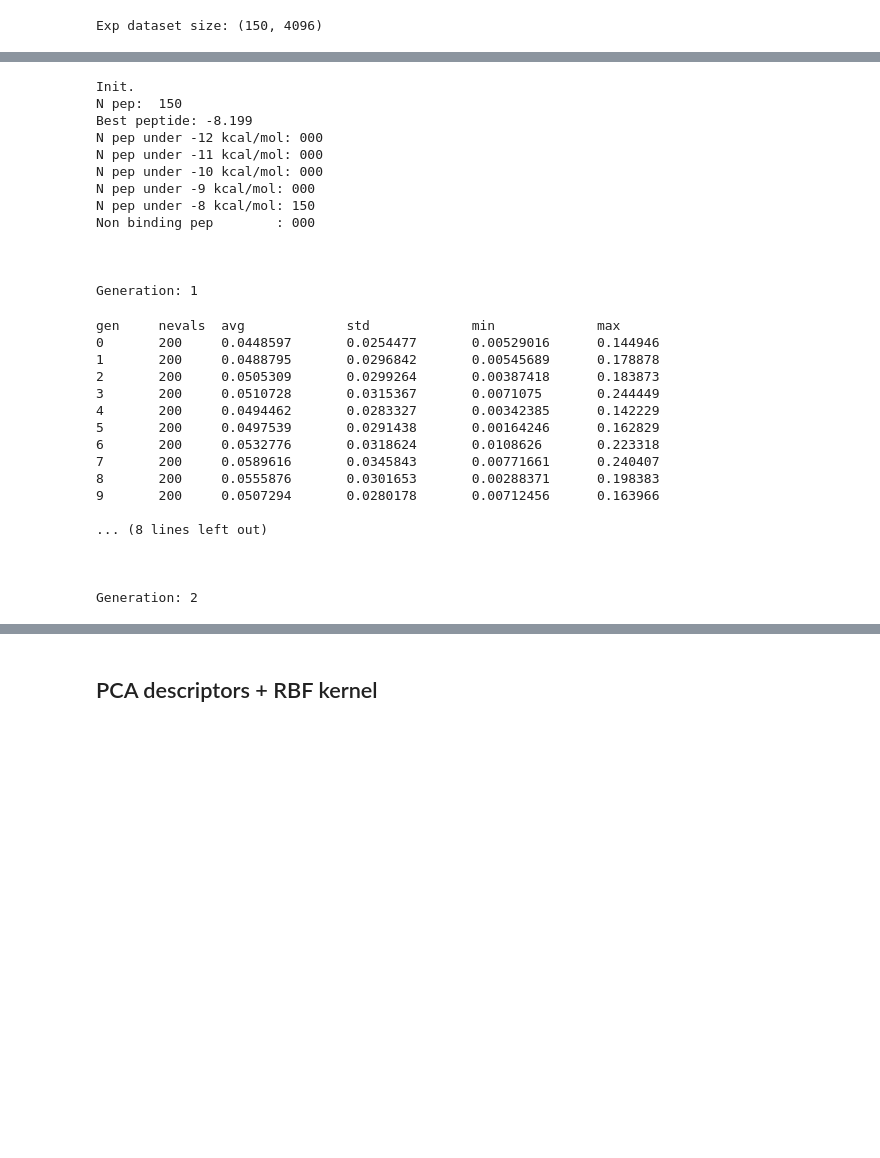
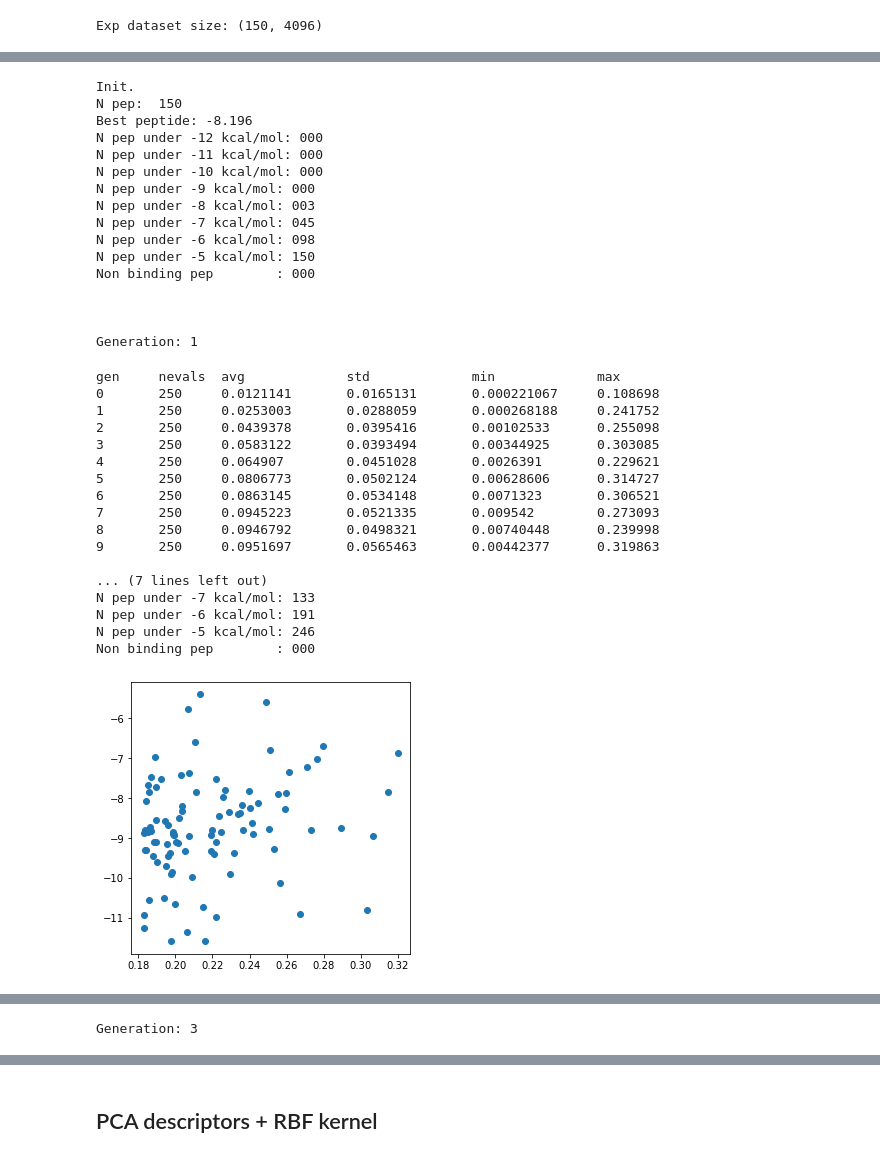
Before and after one commit to jeeberhardt/mobius, a Jupyter notebook: data/mhc/Untitled4.ipynb, the cells around one changed output, grey strips where cells are left out. Cells and saved outputs as stored; diff of their text form; code cells hidden in the pictures; blank space fills up the shorter version.

```diff
--- a/data/mhc/Untitled4.ipynb
+++ b/data/mhc/Untitled4.ipynb
@@ -478,77 +466,72 @@ plt.show()
 print('Init.')
 print('N pep: ', X_fps_exp.shape[0])
 print('Best peptide: %.3f' % y_exp.min())
-for n in [-12, -11, -10, -9, -8]:
+for n in [-12, -11, -10, -9, -8, -7, -6, -5]:
     print('N pep under %d kcal/mol: %03d' % (n, y_exp[y_exp < n].shape[0]))
 print('Non binding pep        : %03d' % (y_exp[y_exp == 0.].shape[0]))
-
 print('\n\n')
 
 for i in range(3):
     print('Generation: %d' % (i + 1))
+    # Train GP model
     model = get_fitted_model(X_fps_exp, y_exp, kernel=TanimotoSimilarityKernel)
 
-    candidates = find_next_candidates(model, probability_of_improvement, y_exp)
+    # Find new candidates
+    candidates, hof = find_next_candidates(model, probability_of_improvement, y_exp)
+    #candidates, hof = find_next_candidates(model, expected_improvement, y_exp)
 
+    # Add candidates to the training set
     candidate_fps = map4_fingerprint(candidates)
     y_candidates = torch.from_numpy(np.array(score_peptides(candidates, pssm, reg)))
 
     X_fps_exp = torch.cat([X_fps_exp, candidate_fps])
     y_exp = torch.cat([y_exp, y_candidates])
 
-    """
-    fig, axarr = plt.subplots(1, 2, figsize=(20, 10))
-    axarr[0].scatter(u[:,0], u[:,1], s=5, c=y.numpy(), vmin=-12, vmax=0)
-    axarr[0].scatter(u[:,0][train_ids], u[:,1][train_ids], s=20, c='red')
-    axarr[1].scatter(u[:,0][candidates_ids], u[:,1][candidates_ids], s=20, c=y.numpy()[candidates_ids], vmin=-12, vmax=0)
-
-    axarr[0].set_title('Training', fontsize=20)
-    axarr[1].set_title('Candidates', fontsize=20)
-    axarr[0].set_xlim(xlim)
-    axarr[0].set_ylim(ylim)
-    axarr[1].set_xlim(xlim)
-    axarr[1].set_ylim(ylim)
-
-    plt.show()
-    """
-
     print('')
-
     print('N pep: ', X_fps_exp.shape[0])
     print('Best peptide: %.3f' % y_exp.min())
-    for n in [-12, -11, -10, -9, -8]:
+    for n in [-12, -11, -10, -9, -8,  -7, -6, -5]:
         print('N pep under %d kcal/mol: %03d' % (n, y_exp[y_exp < n].shape[0]))
     print('Non binding pep        : %03d' % (y_exp[y_exp == 0.].shape[0]))
 
+    ei = np.array([k.values[0] for k in hof.keys])
+    fig, ax = plt.subplots(figsize=(5, 5))
+    ax.scatter(ei, y_candidates.numpy())
+    plt.show()
+
     print('\n\n')
 # %% [output]
 Init.
 N pep:  150
-Best peptide: -8.199
+Best peptide: -8.196
 N pep under -12 kcal/mol: 000
 N pep under -11 kcal/mol: 000
 N pep under -10 kcal/mol: 000
 N pep under -9 kcal/mol: 000
-N pep under -8 kcal/mol: 150
+N pep under -8 kcal/mol: 003
+N pep under -7 kcal/mol: 045
+N pep under -6 kcal/mol: 098
+N pep under -5 kcal/mol: 150
 Non binding pep        : 000
 
 
 
 Generation: 1
 gen     nevals  avg             std             min             max
-0       200     0.0448597       0.0254477       0.00529016      0.144946
-1       200     0.0488795       0.0296842       0.00545689      0.178878
-2       200     0.0505309       0.0299264       0.00387418      0.183873
-3       200     0.0510728       0.0315367       0.0071075       0.244449
-4       200     0.0494462       0.0283327       0.00342385      0.142229
-5       200     0.0497539       0.0291438       0.00164246      0.162829
-6       200     0.0532776       0.0318624       0.0108626       0.223318
-7       200     0.0589616       0.0345843       0.00771661      0.240407
-8       200     0.0555876       0.0301653       0.00288371      0.198383
-9       200     0.0507294       0.0280178       0.00712456      0.163966
+0       250     0.0121141       0.0165131       0.000221067     0.108698
+1       250     0.0253003       0.0288059       0.000268188     0.241752
+2       250     0.0439378       0.0395416       0.00102533      0.255098
+3       250     0.0583122       0.0393494       0.00344925      0.303085
+4       250     0.064907        0.0451028       0.0026391       0.229621
+5       250     0.0806773       0.0502124       0.00628606      0.314727
+6       250     0.0863145       0.0534148       0.0071323       0.306521
+7       250     0.0945223       0.0521335       0.009542        0.273093
+8       250     0.0946792       0.0498321       0.00740448      0.239998
+9       250     0.0951697       0.0565463       0.00442377      0.319863
 
-... (8 lines left out)
-
-
-
-Generation: 2
+... (7 lines left out)
+N pep under -7 kcal/mol: 133
+N pep under -6 kcal/mol: 191
+N pep under -5 kcal/mol: 246
+Non binding pep        : 000
+[figure, added]
@@ -591,0 +557 @@ Non binding pep        : 167
+Generation: 3
```
Also changed, not shown: parts of 12 cells of this notebook, 2 other files.
